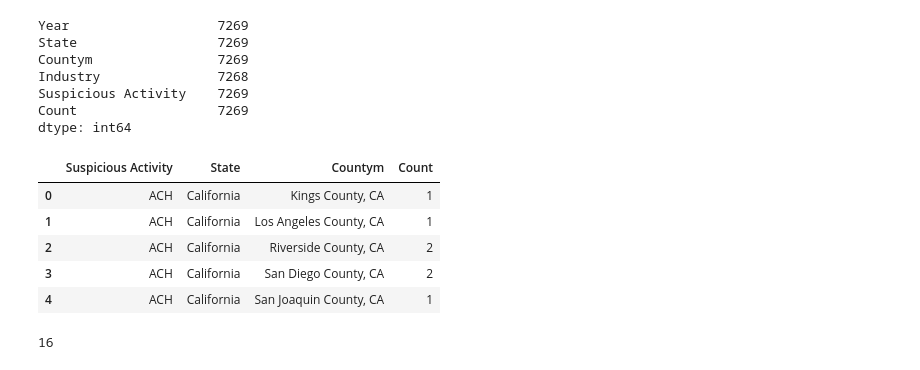
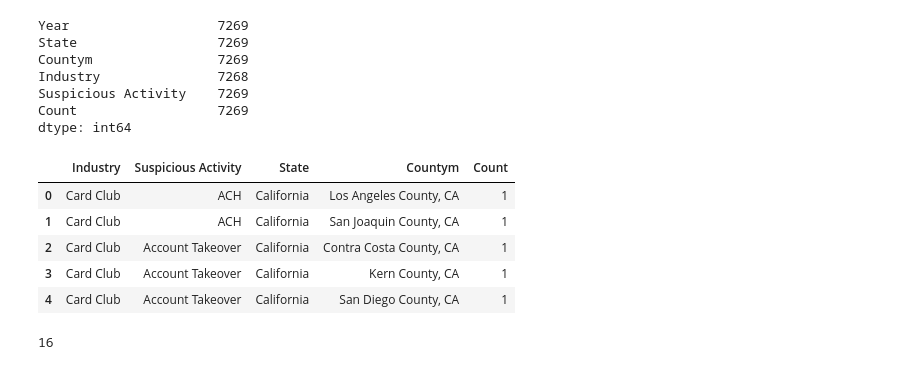
Before and after one commit to kellertw/project_II, a Jupyter notebook: Susp_activity.ipynb, the cells around one changed output. Cells and saved outputs as stored; diff of their text form; code cells hidden in the pictures.

Commit message:
changes into Susp_activity.ipynb and in SQLite

```diff
--- a/Susp_activity.ipynb
+++ b/Susp_activity.ipynb
@@ -47,15 +47,15 @@ Suspicious Activity    7269
 Count                  7269
 dtype: int64
 # %%
-act_county = sarstats.groupby(['Suspicious Activity','State', 'Countym'])['Count'].count().reset_index()
+act_county = sarstats.groupby([ 'Industry', 'Suspicious Activity', 'State', 'Countym'])['Count'].count().reset_index()
 act_county.head()
 # %% [output]
-|  | Suspicious Activity | State | Countym | Count |
-| 0 | ACH | California | Kings County, CA | 1 |
-| 1 | ACH | California | Los Angeles County, CA | 1 |
-| 2 | ACH | California | Riverside County, CA | 2 |
-| 3 | ACH | California | San Diego County, CA | 2 |
-| 4 | ACH | California | San Joaquin County, CA | 1 |
+|  | Industry | Suspicious Activity | State | Countym | Count |
+| 0 | Card Club | ACH | California | Los Angeles County, CA | 1 |
+| 1 | Card Club | ACH | California | San Joaquin County, CA | 1 |
+| 2 | Card Club | Account Takeover | California | Contra Costa County, CA | 1 |
+| 3 | Card Club | Account Takeover | California | Kern County, CA | 1 |
+| 4 | Card Club | Account Takeover | California | San Diego County, CA | 1 |
 # %%
 act_county['Count'] = act_county['Count'].astype(int)
 # %%
```
Also changed, not shown: parts of 17 cells of this notebook, 1 other file.
